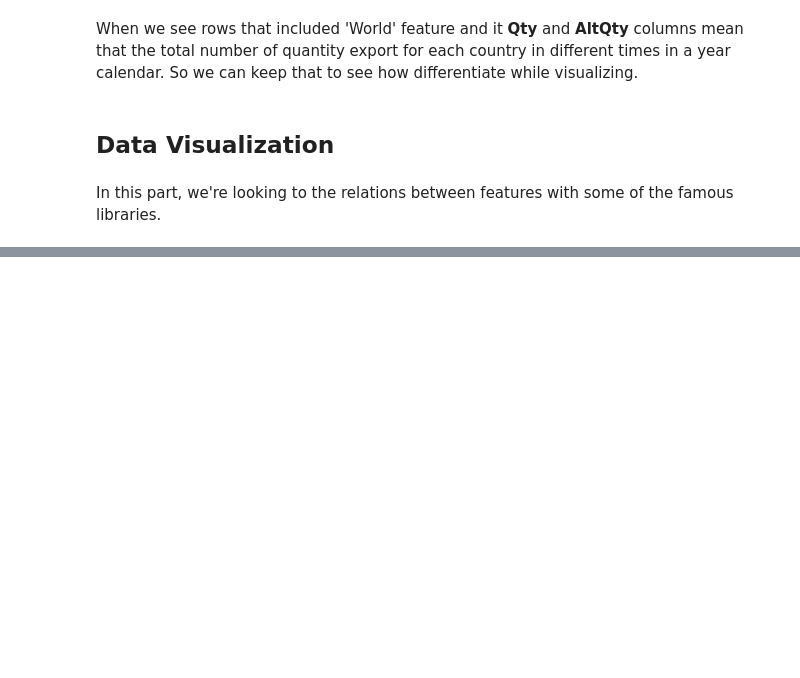
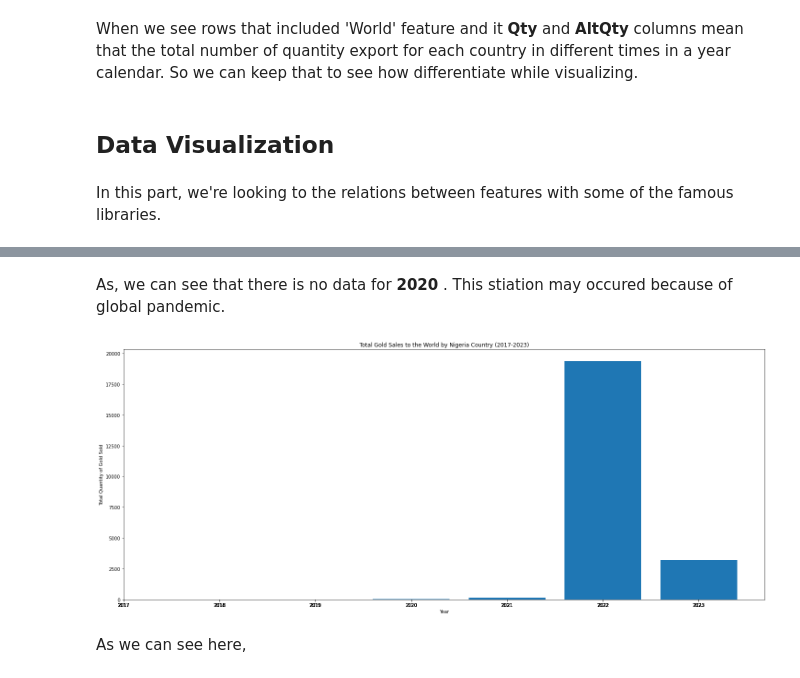
Before and after one commit to MrEktirir/Gold_Trade, a Jupyter notebook: Ghana_Nigeria_Gold_Trade_Analysis.ipynb, the cells around one changed output, grey strips where cells are left out. Drawn from its saved outputs; the diff is of its cells as text; code cells hidden in the pictures; blank space fills up the shorter version.

```diff
--- a/Ghana_Nigeria_Gold_Trade_Analysis.ipynb
+++ b/Ghana_Nigeria_Gold_Trade_Analysis.ipynb
@@ -465,0 +463,17 @@ plt.show()
+# %% [markdown]
+As, we can see that there is no data for **2020** . This stiation may occured because of global pandemic.
+# %%
+nigeria_data = df[df['ReporterDesc'] == 'Nigeria']
+
+plt.figure(figsize=(25,10))
+plt.bar(nigeria_data['RefYear'], nigeria_data['Qty'])
+plt.title('Total Gold Sales to the World by Nigeria Country (2017-2023)')
+plt.xlabel('Year')
+plt.ylabel('Total Quantity of Gold Sold')
+plt.grid(False)
+plt.xticks(df['RefYear'])  # Yılları x ekseni olarak ayarlayın
+plt.show()
+# %% [output]
+[figure, added]
+# %% [markdown]
+As we can see here,
```
Also changed, not shown: parts of 3 cells of this notebook.
